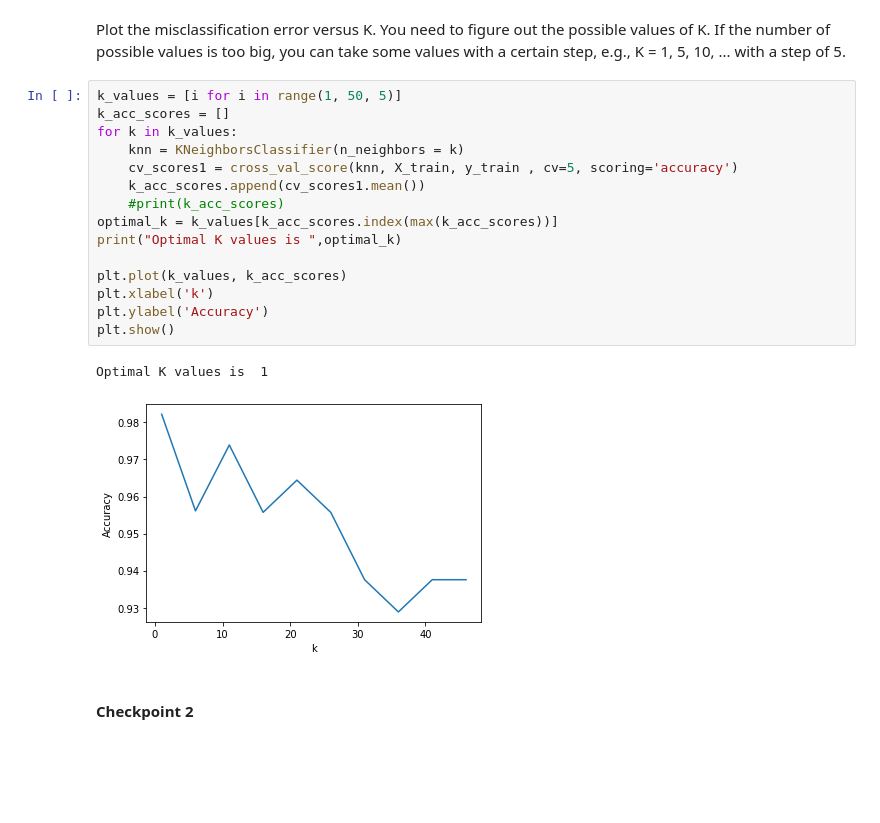
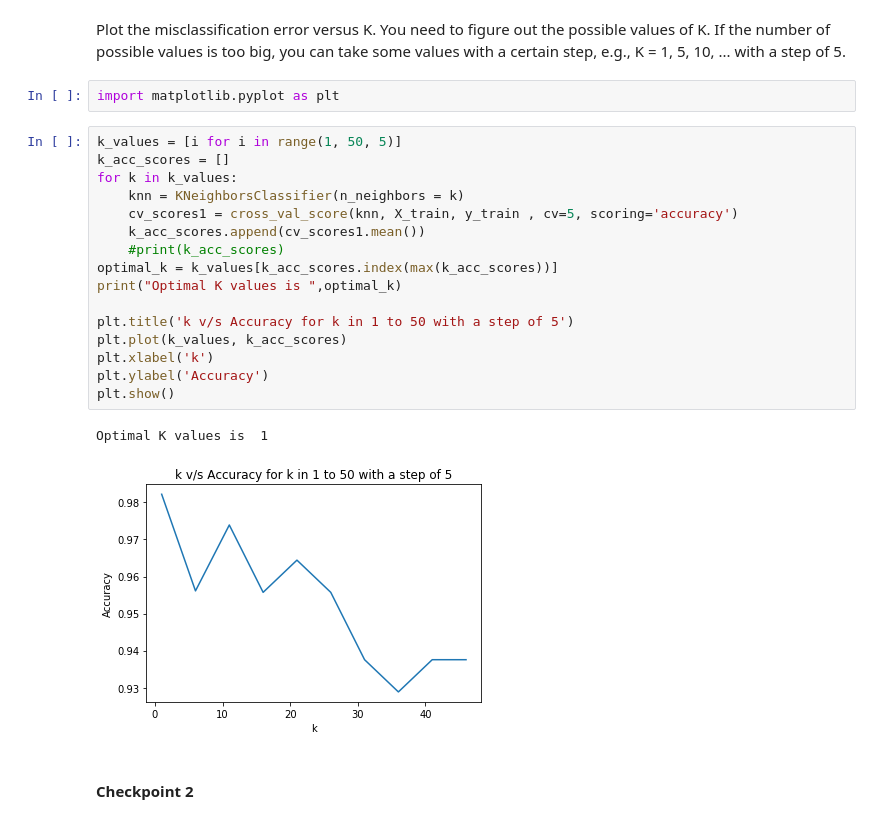
Before and after one commit to bhagyashreedhebe/MQ_DataScience, a Jupyter notebook: Practical-Week-9_KNN-Classifier.ipynb, the cells around one changed output. Drawn from its saved outputs; the diff is of its cells as text; blank space fills up the shorter version.

```diff
--- a/Practical-Week-9_KNN-Classifier.ipynb
+++ b/Practical-Week-9_KNN-Classifier.ipynb
@@ -355,24 +359,27 @@ Accuracy for each round:
 Average accuracy: 0.9667 +- 0.0447
 # %% [markdown]
 Plot the misclassification error versus K. You need to figure out the possible values of K. If the number of possible values is too big, you can take some values with a certain step, e.g., K = 1, 5, 10, ... with a step of 5.
+# %%
+import matplotlib.pyplot as plt
 # %%
 k_values = [i for i in range(1, 50, 5)]
 k_acc_scores = []
 for k in k_values:
     knn = KNeighborsClassifier(n_neighbors = k)
     cv_scores1 = cross_val_score(knn, X_train, y_train , cv=5, scoring='accuracy')
     k_acc_scores.append(cv_scores1.mean())
     #print(k_acc_scores)
 optimal_k = k_values[k_acc_scores.index(max(k_acc_scores))]
 print("Optimal K values is ",optimal_k)
 
+plt.title('k v/s Accuracy for k in 1 to 50 with a step of 5')
 plt.plot(k_values, k_acc_scores)
 plt.xlabel('k')
 plt.ylabel('Accuracy')
 plt.show()
 # %% [output]
 Optimal K values is  1
-[figure, old version]
+[figure, new version]
 # %% [markdown]
 #### Checkpoint 2
 # %%
```
Also changed, not shown: parts of 4 cells of this notebook.
